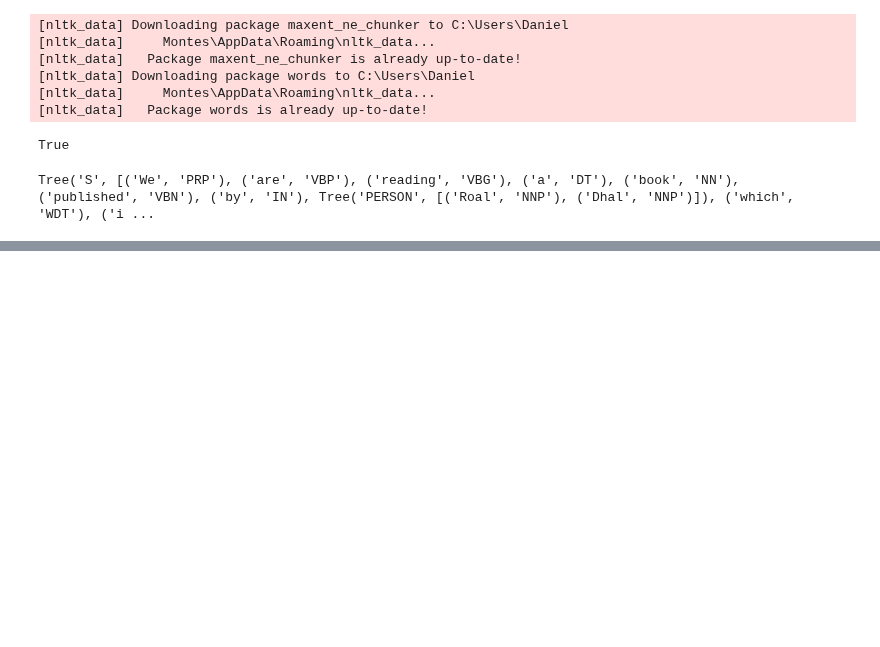
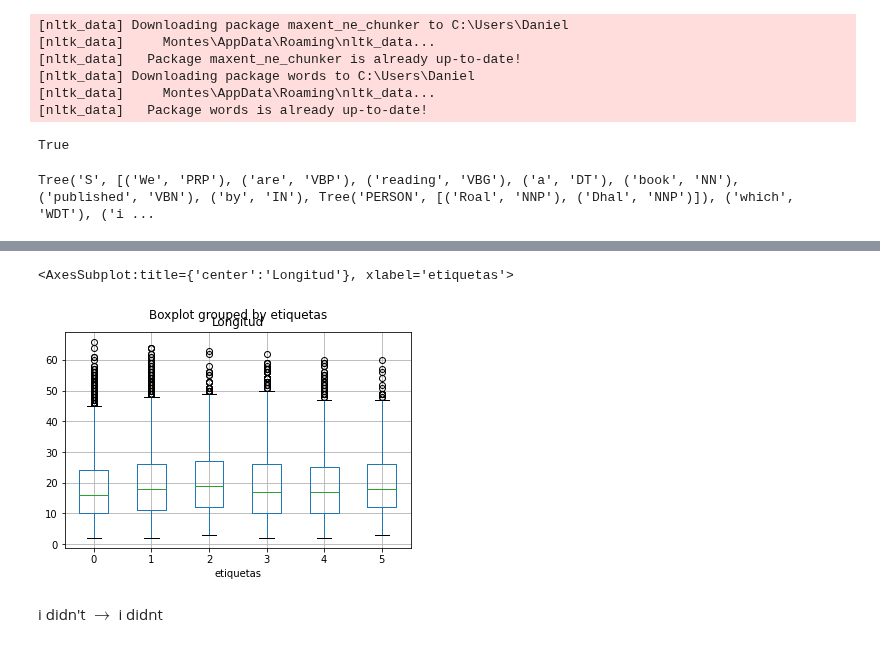
Before and after one commit to felixballestergoytia/Bootcamp_Sep2022, a Jupyter notebook: NLP/nlp.ipynb, the cells around one changed output, grey strips where cells are left out. Drawn from its saved outputs; the diff is of its cells as text; code cells hidden in the pictures; blank space fills up the shorter version.

```diff
--- a/NLP/nlp.ipynb
+++ b/NLP/nlp.ipynb
@@ -185,0 +258,2 @@ Tree('S', [('We', 'PRP'), ('are', 'VBP'), ('reading', 'VBG'), ('a', 'DT'), ('boo
+# %%
+df["Longitud"]=df[0].str.split().apply(len)
@@ -185,0 +277,7 @@ Tree('S', [('We', 'PRP'), ('are', 'VBP'), ('reading', 'VBG'), ('a', 'DT'), ('boo
+# %%
+df.boxplot("Longitud",by="etiquetas")
+# %% [output]
+<AxesSubplot:title={'center':'Longitud'}, xlabel='etiquetas'>
+[figure, added]
+# %% [markdown]
+i didn't $\to$  i didnt
```
Also changed, not shown: parts of 21 cells of this notebook.
